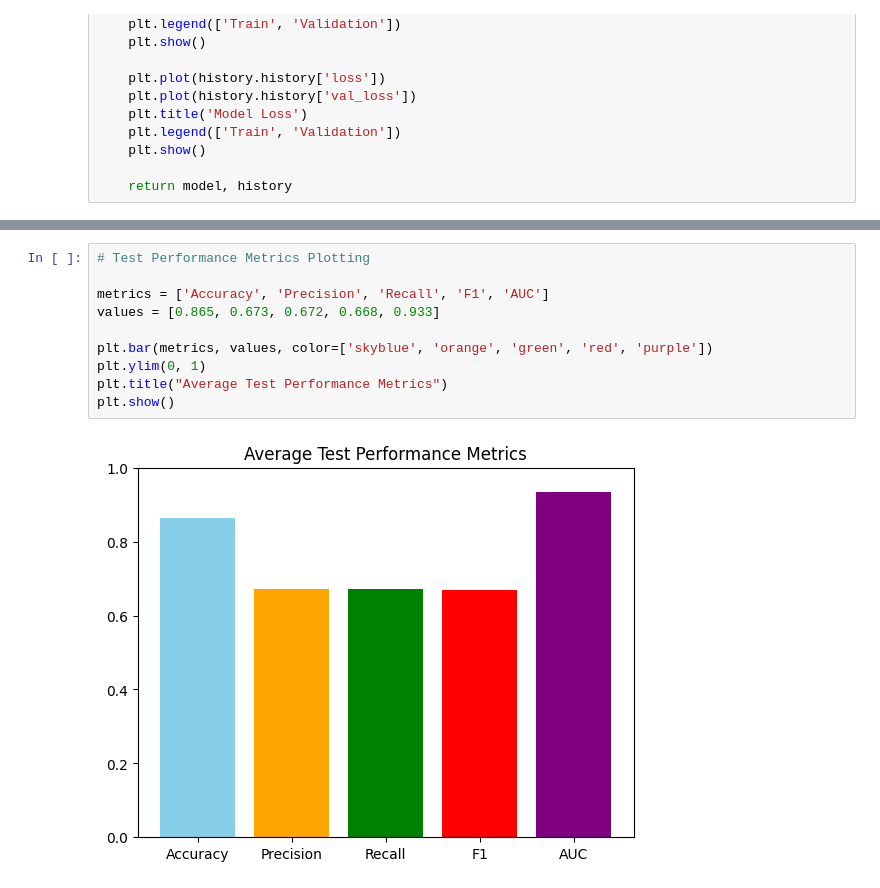
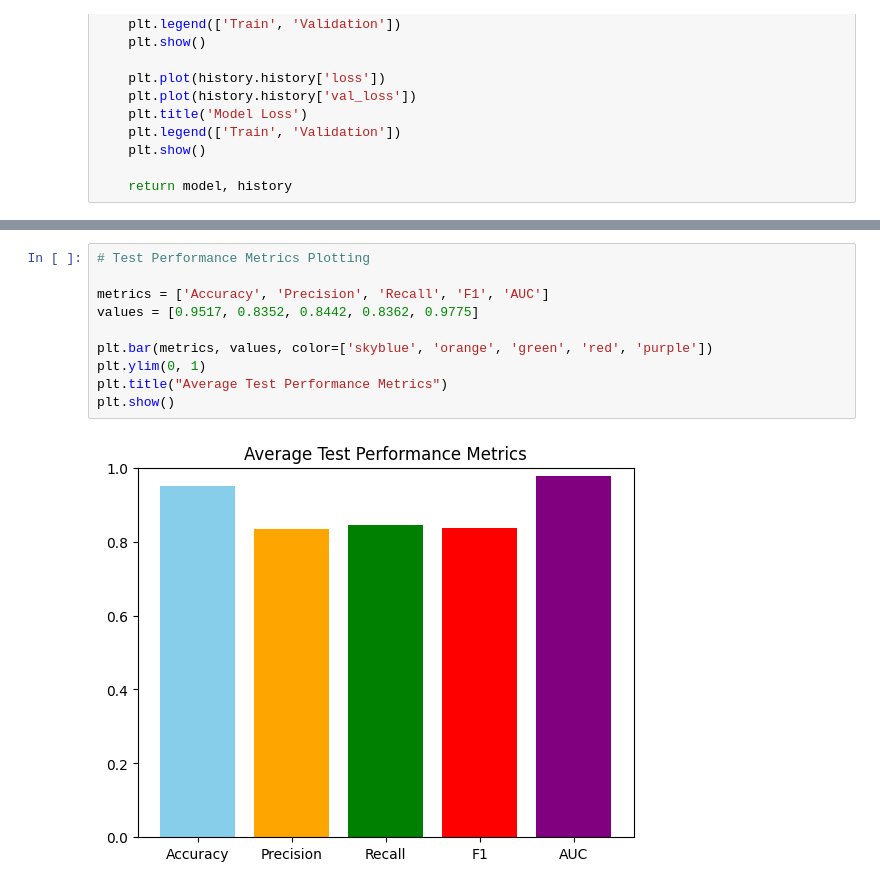
Before and after one commit to AweleChizim/aocdml, a Jupyter notebook: ocdml.ipynb, the cells around one changed output, grey strips where cells are left out. Drawn from its saved outputs; the diff is of its cells as text.

```diff
--- a/ocdml.ipynb
+++ b/ocdml.ipynb
@@ -449,14 +453,14 @@ plt.show()
 # %%
 # Test Performance Metrics Plotting
 
 metrics = ['Accuracy', 'Precision', 'Recall', 'F1', 'AUC']
-values = [0.865, 0.673, 0.672, 0.668, 0.933]
+values = [0.9517, 0.8352, 0.8442, 0.8362, 0.9775]
 
 plt.bar(metrics, values, color=['skyblue', 'orange', 'green', 'red', 'purple'])
 plt.ylim(0, 1)
 plt.title("Average Test Performance Metrics")
 plt.show()
 # %% [output]
-[figure, old version]
+[figure, new version]
 # %%
 # Confusion Matrix Plotting
```
Also changed, not shown: parts of 11 cells of this notebook, 3 other files.
